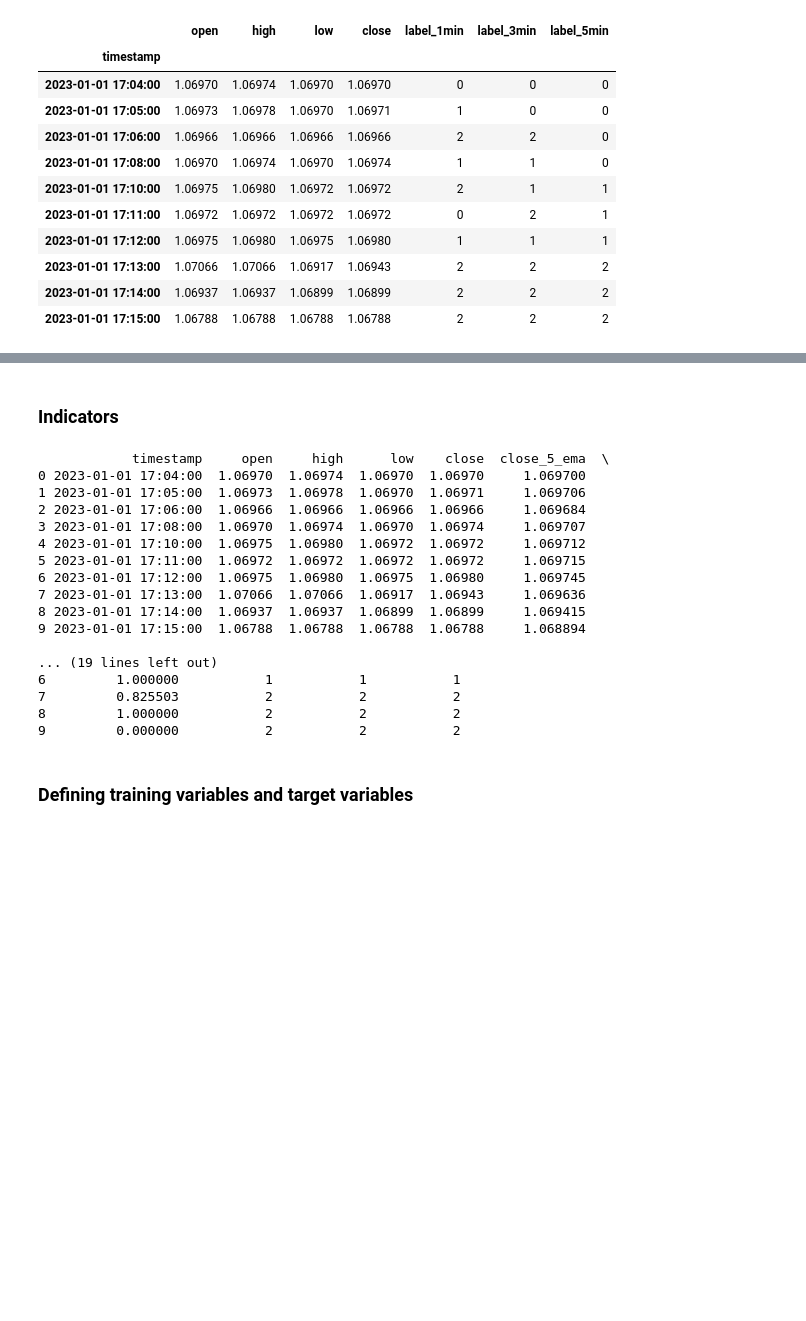
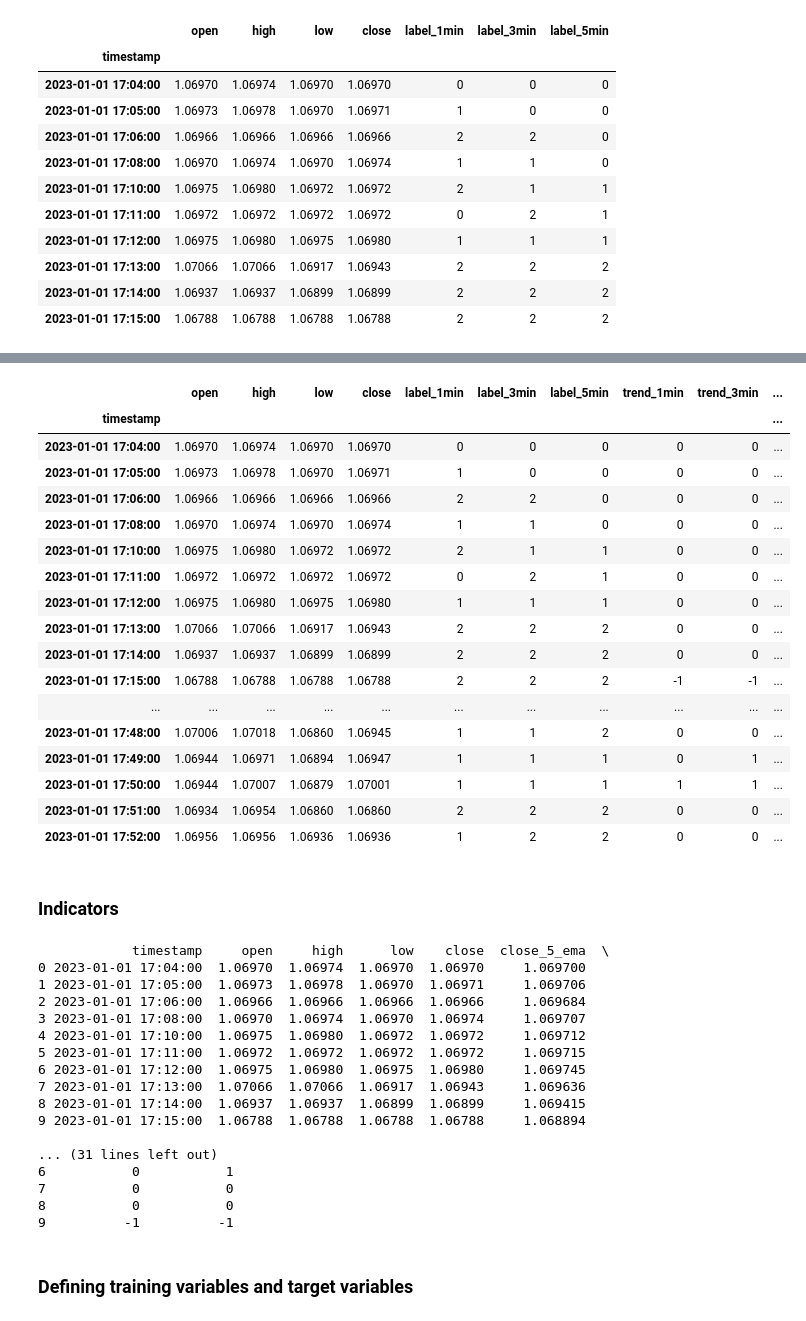
Before and after one commit to Meet1590/binary-signal-generator, a Jupyter notebook: app/preprocessing_v1.ipynb, the cells around one changed output, grey strips where cells are left out. Saved outputs shown, nothing was run; the diff lists cells and outputs as text; code cells hidden in the pictures; blank space fills up the shorter version.

Commit message:
Updated trend labels and prepared ML Pipeline, ready to execute with correlation matrix for feature elimination and LSTM as a neural network

```diff
--- a/app/preprocessing_v1.ipynb
+++ b/app/preprocessing_v1.ipynb
@@ -182,3 +257,29 @@ df_1min.head(10)
+# %%
+# First fix: assign only the Series, not a whole DataFrame
+df_1min['trend_1min'] = calculate_trend(df_1min, label_col='label_1min', trend_col='trend_1min')['trend_1min']
+df_1min['trend_3min'] = calculate_trend(df_1min, label_col='label_3min', trend_col='trend_3min')['trend_3min']
+df_1min['trend_5min'] = calculate_trend(df_1min, label_col='label_5min', trend_col='trend_5min')['trend_5min']
+
+df_1min.head(20)
+# %% [output]
+|  | open | high | low | close | label_1min | label_3min | label_5min | trend_1min | trend_3min | ... |
+| timestamp |  |  |  |  |  |  |  |  |  | ... |
+| 2023-01-01 17:04:00 | 1.06970 | 1.06974 | 1.06970 | 1.06970 | 0 | 0 | 0 | 0 | 0 | ... |
+| 2023-01-01 17:05:00 | 1.06973 | 1.06978 | 1.06970 | 1.06971 | 1 | 0 | 0 | 0 | 0 | ... |
+| 2023-01-01 17:06:00 | 1.06966 | 1.06966 | 1.06966 | 1.06966 | 2 | 2 | 0 | 0 | 0 | ... |
+| 2023-01-01 17:08:00 | 1.06970 | 1.06974 | 1.06970 | 1.06974 | 1 | 1 | 0 | 0 | 0 | ... |
+| 2023-01-01 17:10:00 | 1.06975 | 1.06980 | 1.06972 | 1.06972 | 2 | 1 | 1 | 0 | 0 | ... |
+| 2023-01-01 17:11:00 | 1.06972 | 1.06972 | 1.06972 | 1.06972 | 0 | 2 | 1 | 0 | 0 | ... |
+| 2023-01-01 17:12:00 | 1.06975 | 1.06980 | 1.06975 | 1.06980 | 1 | 1 | 1 | 0 | 0 | ... |
+| 2023-01-01 17:13:00 | 1.07066 | 1.07066 | 1.06917 | 1.06943 | 2 | 2 | 2 | 0 | 0 | ... |
+| 2023-01-01 17:14:00 | 1.06937 | 1.06937 | 1.06899 | 1.06899 | 2 | 2 | 2 | 0 | 0 | ... |
+| 2023-01-01 17:15:00 | 1.06788 | 1.06788 | 1.06788 | 1.06788 | 2 | 2 | 2 | -1 | -1 | ... |
+| ... | ... | ... | ... | ... | ... | ... | ... | ... | ... | ... |
+| 2023-01-01 17:48:00 | 1.07006 | 1.07018 | 1.06860 | 1.06945 | 1 | 1 | 2 | 0 | 0 | ... |
+| 2023-01-01 17:49:00 | 1.06944 | 1.06971 | 1.06894 | 1.06947 | 1 | 1 | 1 | 0 | 1 | ... |
+| 2023-01-01 17:50:00 | 1.06944 | 1.07007 | 1.06879 | 1.07001 | 1 | 1 | 1 | 1 | 1 | ... |
+| 2023-01-01 17:51:00 | 1.06934 | 1.06954 | 1.06860 | 1.06860 | 2 | 2 | 2 | 0 | 0 | ... |
+| 2023-01-01 17:52:00 | 1.06956 | 1.06956 | 1.06936 | 1.06936 | 1 | 2 | 2 | 0 | 0 | ... |
 # %% [markdown]
 ### Indicators
 # %%
@@ -210,7 +311,8 @@ sdf['body_wick_ratio'] = sdf['body'] / sdf['wick'].replace(0, 1e-9)
 final_df = sdf[[
     'timestamp', 'open', 'high', 'low', 'close',
     'close_5_ema', 'close_10_ema', 'rsi_14', 'macdh',
-    'adx', 'atr', 'boll_width', 'body_wick_ratio', 'label_1min', 'label_3min', 'label_5min'
+    'adx', 'atr', 'boll_width', 'body_wick_ratio', 'label_1min', 'label_3min', 'label_5min',
+    'trend_1min', 'trend_3min', 'trend_5min'
 ]]
 
 print(final_df.head(10))
@@ -227,11 +329,11 @@ print(final_df.head(10))
 8 2023-01-01 17:14:00  1.06937  1.06937  1.06899  1.06899     1.069415
 9 2023-01-01 17:15:00  1.06788  1.06788  1.06788  1.06788     1.068894
 
-... (19 lines left out)
-6         1.000000           1           1           1
-7         0.825503           2           2           2
-8         1.000000           2           2           2
-9         0.000000           2           2           2
+... (31 lines left out)
+6           0           1
+7           0           0
+8           0           0
+9          -1          -1
 # %% [markdown]
 ### Defining training variables and target variables
 # %% [markdown]
```
Also changed, not shown: parts of 16 cells of this notebook, 1 other file.
